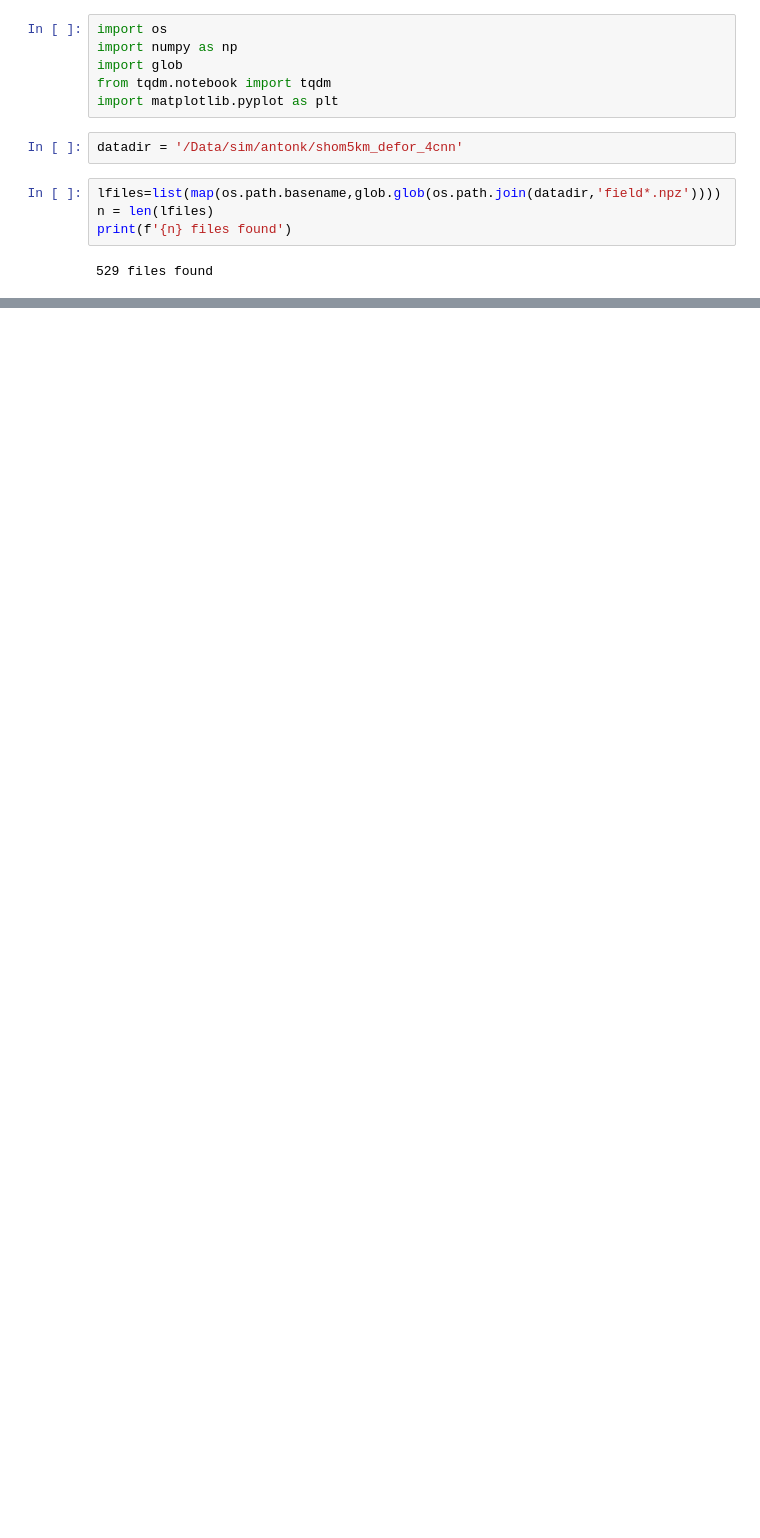
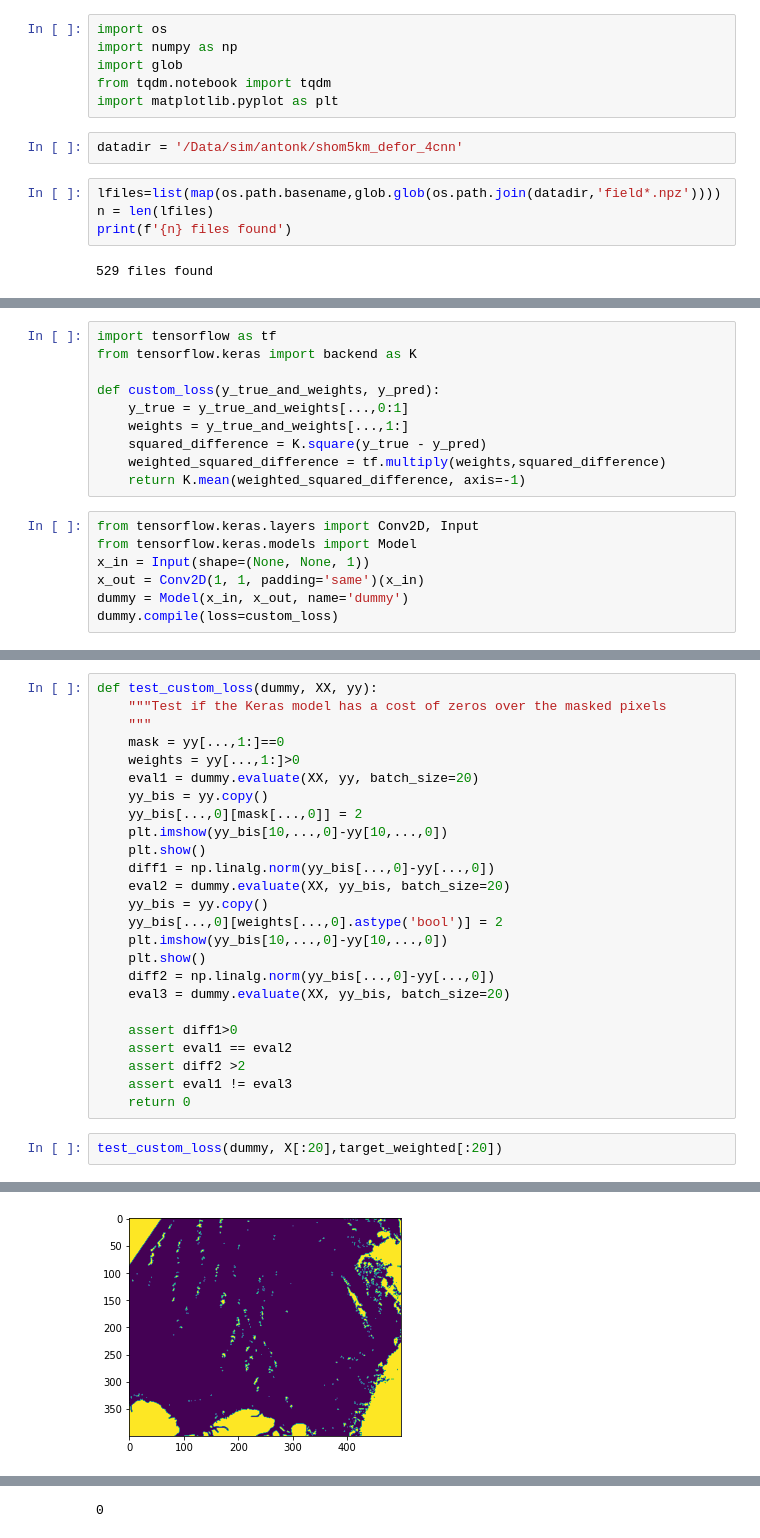
Before and after one commit to nansencenter/SID-NN, a Jupyter notebook: read-data.ipynb, the cells around one changed output, grey strips where cells are left out. Cells and saved outputs as stored; diff of their text form; blank space fills up the shorter version.

```diff
--- a/read-data.ipynb
+++ b/read-data.ipynb
@@ -62,0 +81,17 @@ plt.imshow(d['h'])
+# %%
+import tensorflow as tf
+from tensorflow.keras import backend as K
+
+def custom_loss(y_true_and_weights, y_pred):
+    y_true = y_true_and_weights[...,0:1]
+    weights = y_true_and_weights[...,1:]
+    squared_difference = K.square(y_true - y_pred)
+    weighted_squared_difference = tf.multiply(weights,squared_difference)
+    return K.mean(weighted_squared_difference, axis=-1)
+# %%
+from tensorflow.keras.layers import Conv2D, Input
+from tensorflow.keras.models import Model
+x_in = Input(shape=(None, None, 1))
+x_out = Conv2D(1, 1, padding='same')(x_in)
+dummy = Model(x_in, x_out, name='dummy')
+dummy.compile(loss=custom_loss)
@@ -62,0 +103,28 @@ plt.imshow(d['h'])
+# %%
+def test_custom_loss(dummy, XX, yy):
+    """Test if the Keras model has a cost of zeros over the masked pixels
+    """
+    mask = yy[...,1:]==0
+    weights = yy[...,1:]>0
+    eval1 = dummy.evaluate(XX, yy, batch_size=20)
+    yy_bis = yy.copy()
+    yy_bis[...,0][mask[...,0]] = 2
+    plt.imshow(yy_bis[10,...,0]-yy[10,...,0])
+    plt.show()
+    diff1 = np.linalg.norm(yy_bis[...,0]-yy[...,0])
+    eval2 = dummy.evaluate(XX, yy_bis, batch_size=20)
+    yy_bis = yy.copy()
+    yy_bis[...,0][weights[...,0].astype('bool')] = 2
+    plt.imshow(yy_bis[10,...,0]-yy[10,...,0])
+    plt.show()
+    diff2 = np.linalg.norm(yy_bis[...,0]-yy[...,0])
+    eval3 = dummy.evaluate(XX, yy_bis, batch_size=20)
+
+    assert diff1>0
+    assert eval1 == eval2
+    assert diff2 >2
+    assert eval1 != eval3
+    return 0
+# %%
+test_custom_loss(dummy, X[:20],target_weighted[:20])
+# %% [output]
@@ -62,0 +132 @@ plt.imshow(d['h'])
+[figure, added]
@@ -62,0 +136 @@ plt.imshow(d['h'])
+0
```
Also changed, not shown: parts of 20 cells of this notebook.
